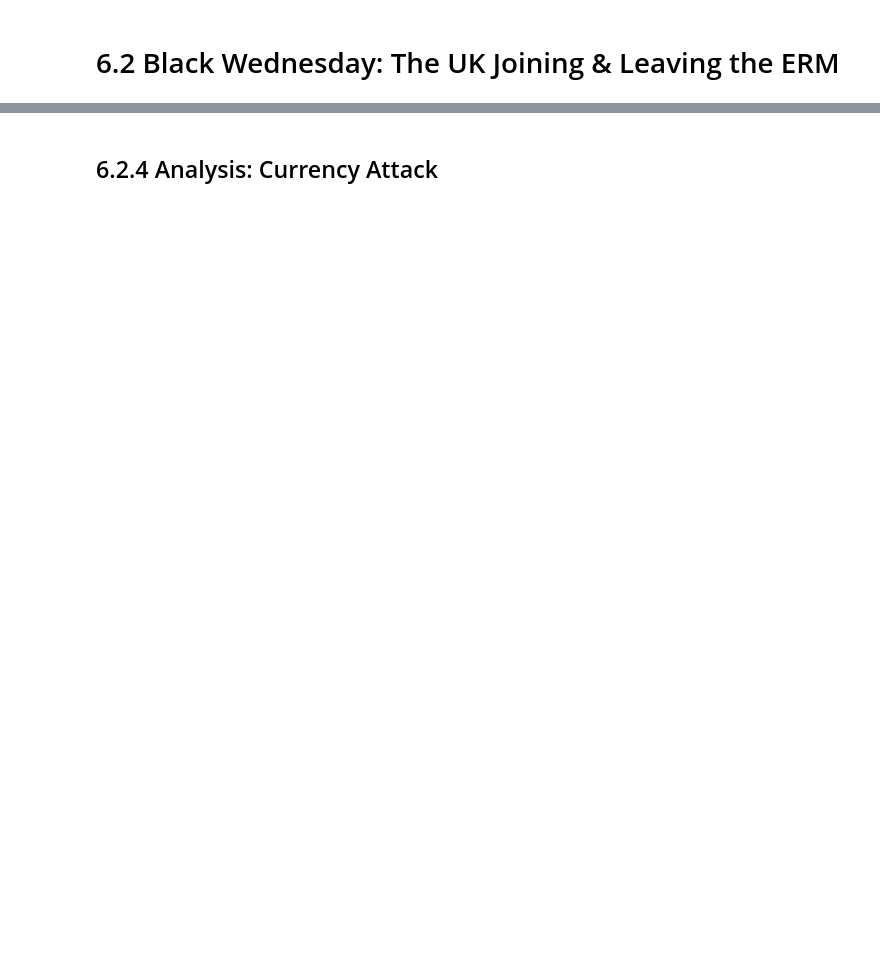
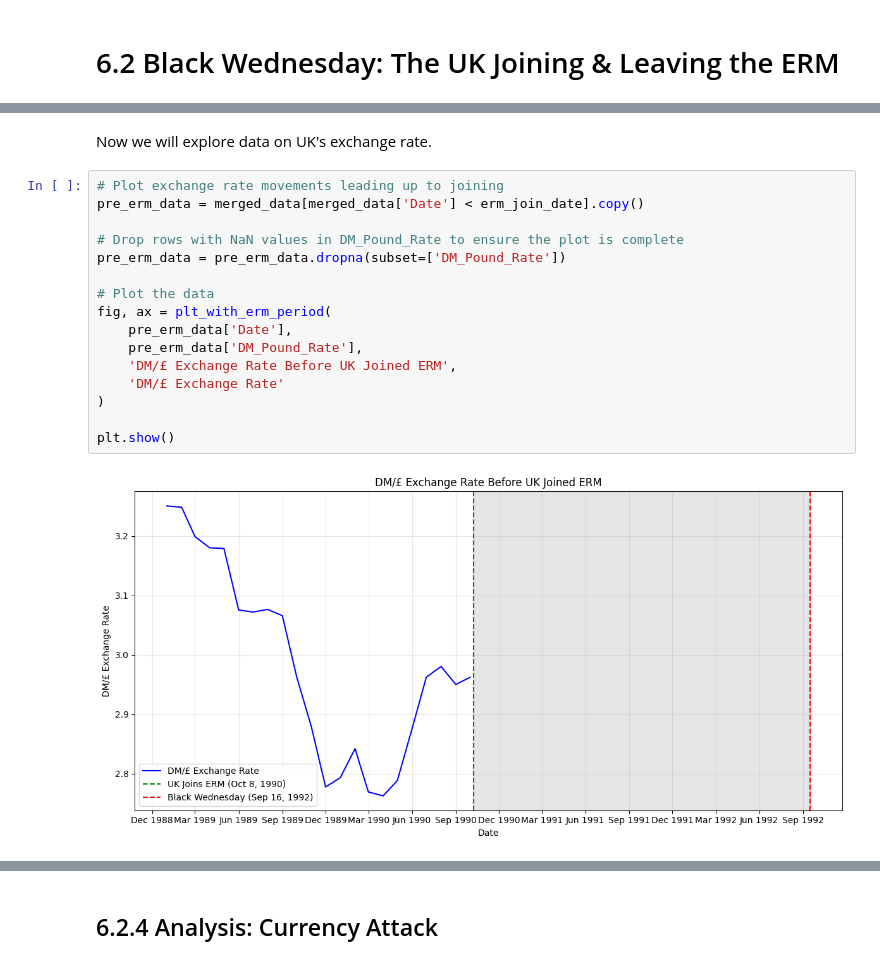
Before and after one commit to Srini-Varma/ec1b1_project, a Jupyter notebook: 6_Extension.ipynb, the cells around one changed output, grey strips where cells are left out. Saved outputs shown, nothing was run; the diff lists cells and outputs as text; blank space fills up the shorter version.

```diff
--- a/6_Extension.ipynb
+++ b/6_Extension.ipynb
@@ -74,0 +249,20 @@ Date range: Apr 1989 to Sep 1994
+# %% [markdown]
+Now we will explore data on UK's exchange rate.
+# %%
+# Plot exchange rate movements leading up to joining
+pre_erm_data = merged_data[merged_data['Date'] < erm_join_date].copy()
+
+# Drop rows with NaN values in DM_Pound_Rate to ensure the plot is complete
+pre_erm_data = pre_erm_data.dropna(subset=['DM_Pound_Rate'])
+
+# Plot the data
+fig, ax = plt_with_erm_period(
+    pre_erm_data['Date'],
+    pre_erm_data['DM_Pound_Rate'],
+    'DM/£ Exchange Rate Before UK Joined ERM',
+    'DM/£ Exchange Rate'
+)
+
+plt.show()
+# %% [output]
+[figure, added]
```
Also changed, not shown: parts of 30 cells of this notebook.
